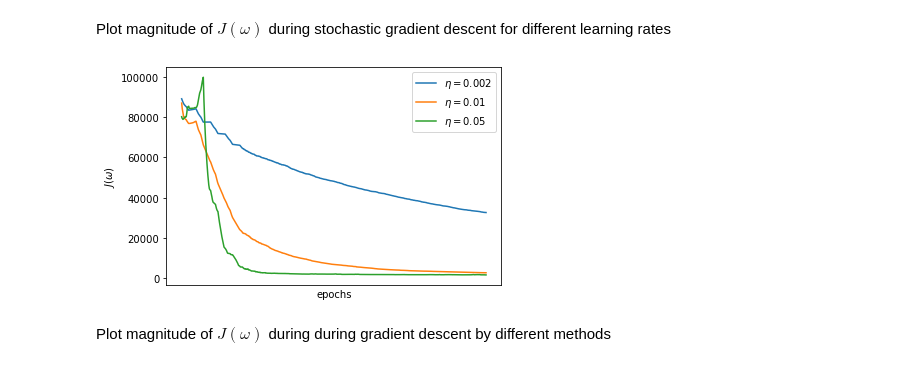
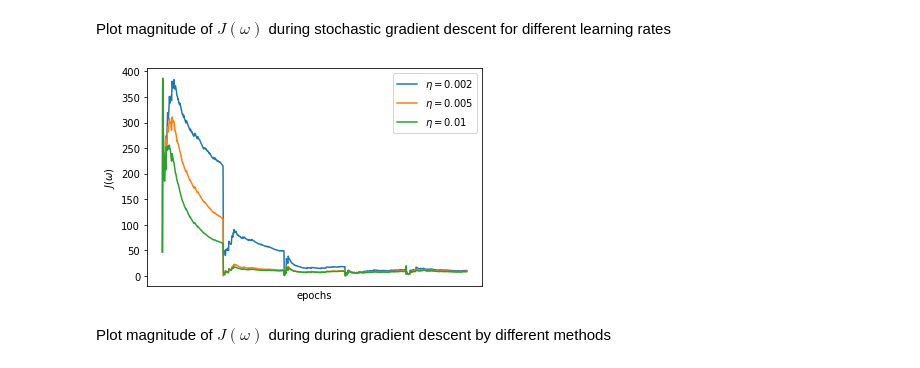
Before and after one commit to zaspel/MachineLearningSpring2021, a Jupyter notebook: gradient_descent_linear_regression.ipynb, the cells around one changed output. Saved outputs shown, nothing was run; the diff lists cells and outputs as text; code cells hidden in the pictures.

Commit message:
* changed stochastic gradient descent implementation to Keras

```diff
--- a/gradient_descent_linear_regression.ipynb
+++ b/gradient_descent_linear_regression.ipynb
@@ -12,28 +24,16 @@ import pandas as pd # for loading the Excel data set file
 # %% [markdown]
 Implementation of function that carries out stochastich gradient descent such that it returns the evolution of the functional $J({\omega})$
-# %%
-def stochastic_gradient(X,y,lr):
-    i=0
-    n=0
-    clf = linear_model.SGDRegressor(max_iter = 1000, tol=1e-10,verbose=0,alpha=0,eta0=lr)
-
-    J_omegas = []
-    ns = []
-
-    while(1):
-        clf.partial_fit([X[i,:]],[y[i]])
-        y_eval = clf.predict(X)
-        n=n+1
-        J_omega = X.shape[0]*metrics.mean_squared_error(y_eval,y)
-        J_omegas.append(J_omega)
-        ns.append(n)
-        i=i+1
-        if (i>=X.shape[0]):
-            X, y = utils.shuffle(X, y)
-            i=0
-        if n>=1000:
-            break
-
-    return J_omegas, ns
+# %%
+def stochastic_gradient(X,y,lr):
+    model = LinearModel()
+    opt = tf.keras.optimizers.SGD(learning_rate=lr, momentum=0.0)
+    model.compile(optimizer=opt, loss='mse')
+    cb = BatchHistory()
+    model.fit(X, y, batch_size=1, epochs=5, verbose=0,callbacks=[cb])
+
+    J_omegas = np.asarray(cb.loss_per_batch)
+    ns = np.linspace(1,len(cb.loss_per_batch),len(cb.loss_per_batch))
+
+    return J_omegas, ns
 # %% [markdown]
 Implementation of function that carries out mini-batch gradient descent such that it returns the evolution of the functional $J({\omega})$
@@ -125,24 +88,26 @@ ENB2012_data.xlsx   100%[===================>]  74,40K   218KB/s    in 0,3s
 Plot magnitude of $J(\omega)$ during stochastic gradient descent for different learning rates
 # %%
 plt.figure()
+
+#history = stochastic_gradient(X, y,0.002)
 
 errors, ns = stochastic_gradient(X, y,0.002)
 plt.plot(ns,errors, label="$\eta=0.002$")
 
+errors, ns = stochastic_gradient(X, y,0.005)
+plt.plot(ns,errors, label="$\eta=0.005$")
+
 errors, ns = stochastic_gradient(X, y,0.01)
 plt.plot(ns,errors, label="$\eta=0.01$")
-
-errors, ns = stochastic_gradient(X, y,0.05)
-plt.plot(ns,errors, label="$\eta=0.05$")
 
 plt.xlabel("epochs")
 plt.ylabel("$J(\omega)$")
 plt.xticks(ticks=[])
 
 plt.legend()
 plt.show()
 # %% [output]
-[figure, old version]
+[figure, new version]
 # %% [markdown]
 Plot magnitude of $J(\omega)$ during during gradient descent by different methods
 # %%
```
Also changed, not shown: parts of 9 cells of this notebook, 1 other file.
